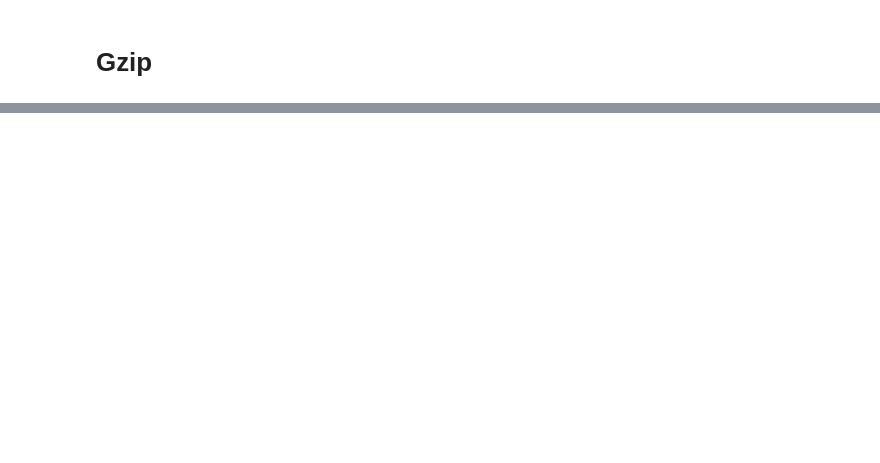
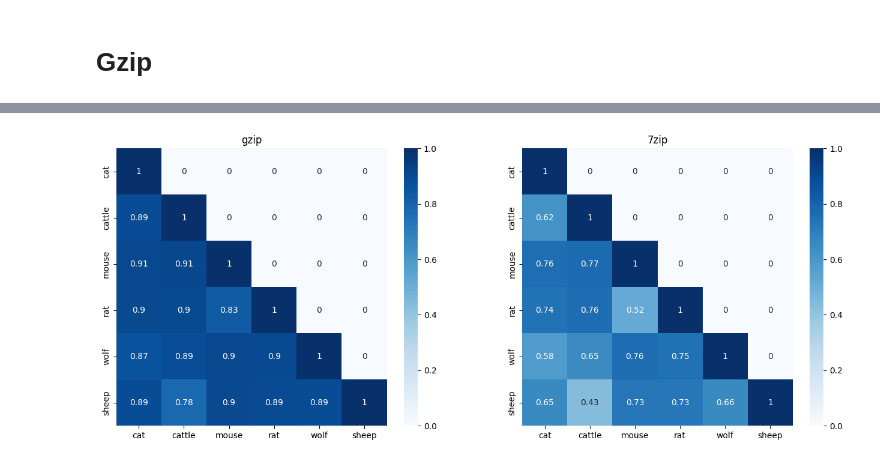
Before and after one commit to markus583/sequence-sim-compression, a Jupyter notebook: compare_alignments.ipynb, the cells around one changed output, grey strips where cells are left out. Cells and saved outputs as stored; diff of their text form; code cells hidden in the pictures; blank space fills up the shorter version.

```diff
--- a/compare_alignments.ipynb
+++ b/compare_alignments.ipynb
@@ -107,0 +72,12 @@ df_7zip
+# %%
+import seaborn as sns
+import matplotlib.pyplot as plt
+
+fig, ax = plt.subplots(1, 2, figsize=(16, 6))
+sns.heatmap(df_gzip.fillna(0), annot=True, ax=ax[0], cmap="Blues")
+ax[0].set_title("gzip")
+
+sns.heatmap(df_7zip.fillna(0), annot=True, ax=ax[1], cmap="Blues")
+ax[1].set_title("7zip");
+# %% [output]
+[figure, added]
```
Also changed, not shown: parts of 3 cells of this notebook, 2 other files.
